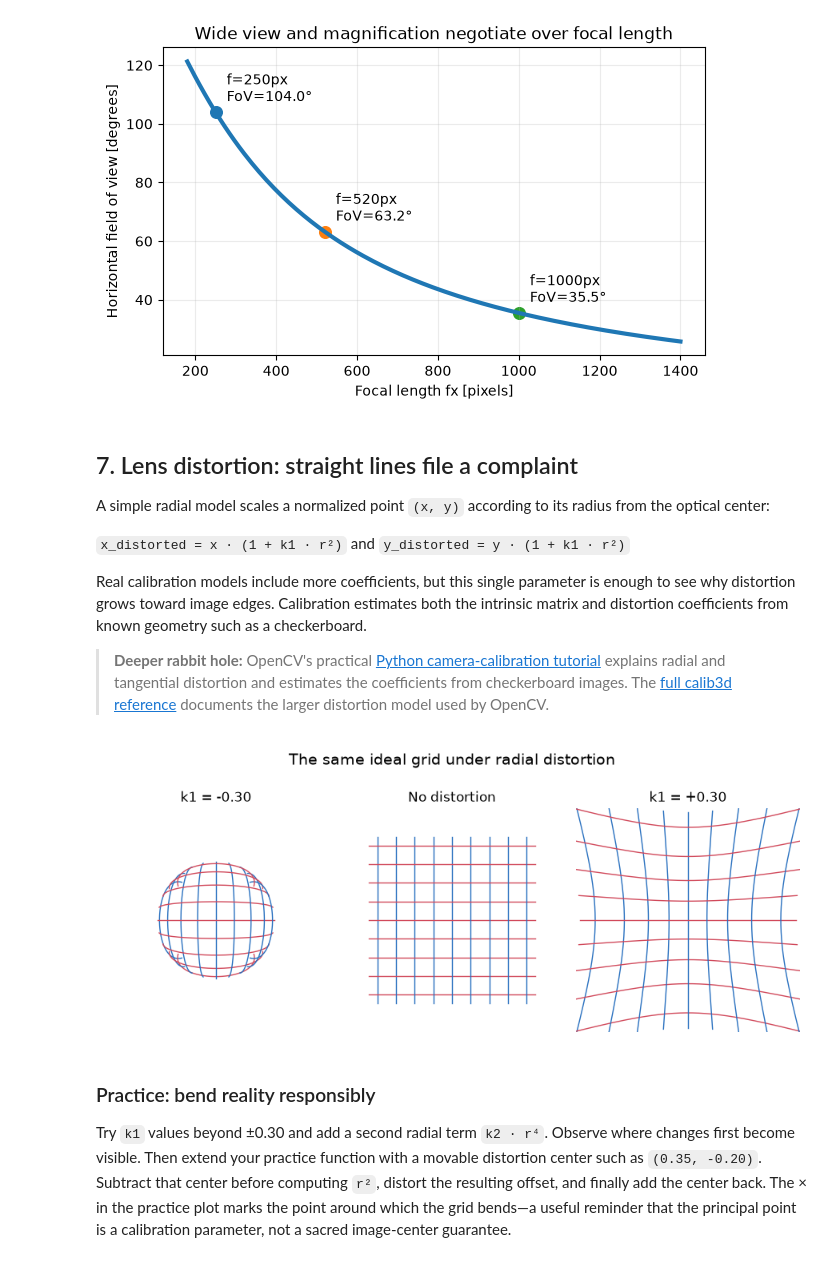
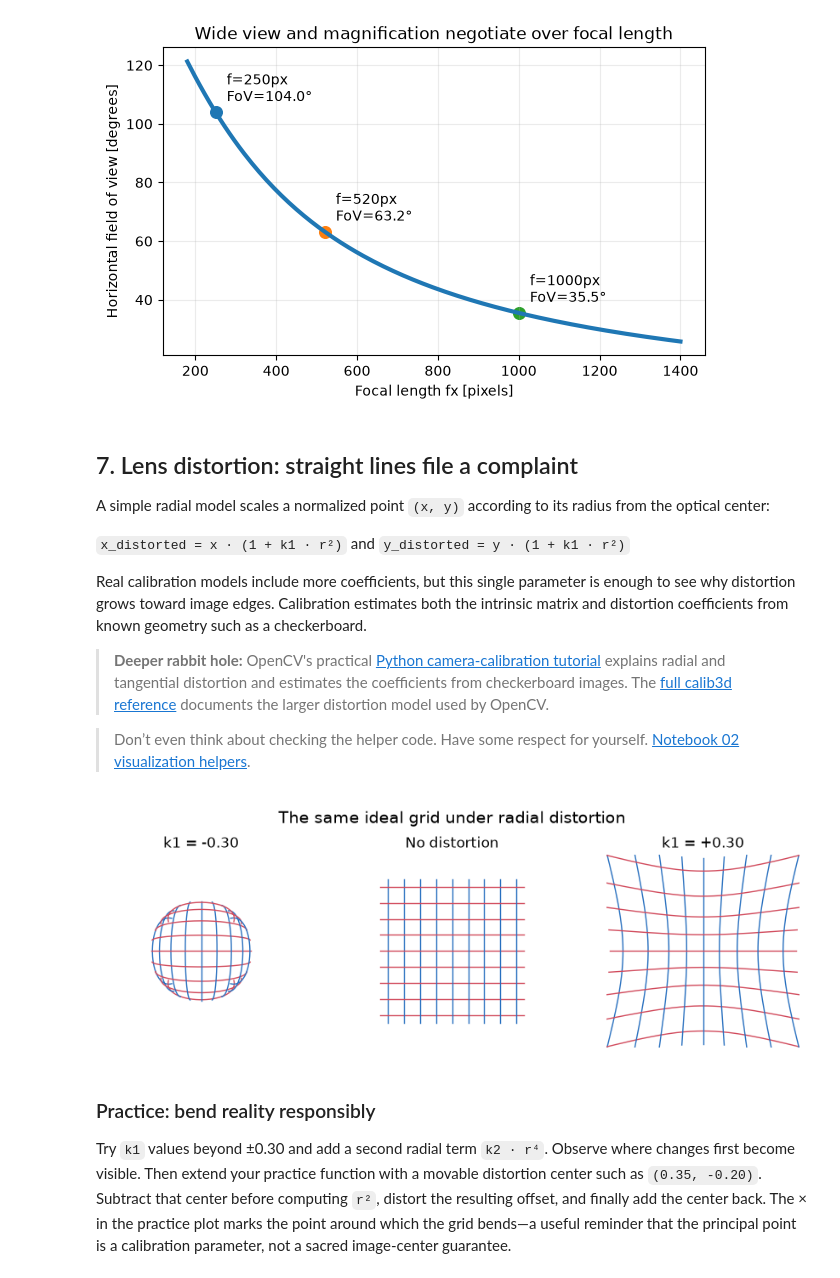
Before and after one commit to Maxstef/wave-part-dual, a Jupyter notebook: notebooks/classical_cv/02_camera_laboratory.ipynb, the cells around one changed output. Cells and saved outputs as stored; diff of their text form; code cells hidden in the pictures.

Commit message:
notebooks cleanup and refactor & add notebook helpers structure

```diff
--- a/notebooks/classical_cv/02_camera_laboratory.ipynb
+++ b/notebooks/classical_cv/02_camera_laboratory.ipynb
@@ -327,27 +282,17 @@ A simple radial model scales a normalized point `(x, y)` according to its radius
 Real calibration models include more coefficients, but this single parameter is enough to see why distortion grows toward image edges. Calibration estimates both the intrinsic matrix and distortion coefficients from known geometry such as a checkerboard.
 
 > **Deeper rabbit hole:** OpenCV's practical [Python camera-calibration tutorial](https://docs.opencv.org/4.x/dc/dbb/tutorial_py_calibration.html) explains radial and tangential distortion and estimates the coefficients from checkerboard images. The [full calib3d reference](https://docs.opencv.org/4.x/d9/d0c/group__calib3d.html) documents the larger distortion model used by OpenCV.
+
+> Don’t even think about checking the helper code. Have some respect for yourself. [Notebook 02 visualization helpers](./_helpers/camera_laboratory.py).
 # %%
-line_positions = np.linspace(-0.9, 0.9, 9)
-line_coordinate = np.linspace(-1.0, 1.0, 300)
-distortions = {"k1 = -0.30": -0.30, "No distortion": 0.0, "k1 = +0.30": 0.30}
-
-fig, axes = plt.subplots(1, 3, figsize=(9, 4))
-for ax, (title, k1) in zip(axes, distortions.items()):
-    for fixed in line_positions:
-        x_d, y_d = radial_distort(np.full_like(line_coordinate, fixed), line_coordinate, k1)
-        ax.plot(x_d, y_d, color="#276FBF", linewidth=1)
-        x_d, y_d = radial_distort(line_coordinate, np.full_like(line_coordinate, fixed), k1)
-        ax.plot(x_d, y_d, color="#D1495B", linewidth=1)
-    ax.set_title(title)
-    ax.set_aspect("equal")
-    ax.set_xlim(-1.35, 1.35)
-    ax.set_ylim(-1.35, 1.35)
-    ax.axis("off")
-fig.suptitle("The same ideal grid under radial distortion", fontsize=14)
-plt.tight_layout()
+distortions = {
+    "k1 = -0.30": (-0.30,),
+    "No distortion": (0.0,),
+    "k1 = +0.30": (0.30,),
+}
+plot_radial_distortion_grid(distortions)
 # %% [output]
-[figure, old version]
+[figure, new version]
 # %% [markdown]
 ### Practice: bend reality responsibly
 
```
Also changed, not shown: parts of 18 cells of this notebook, 7 other files.
